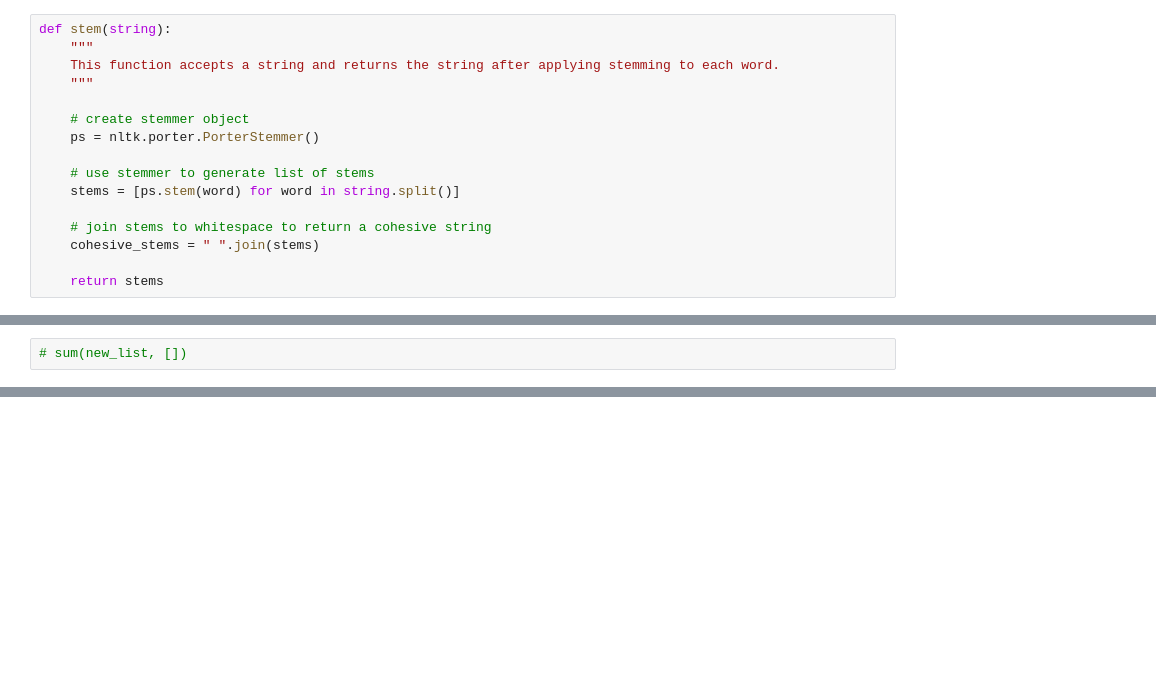
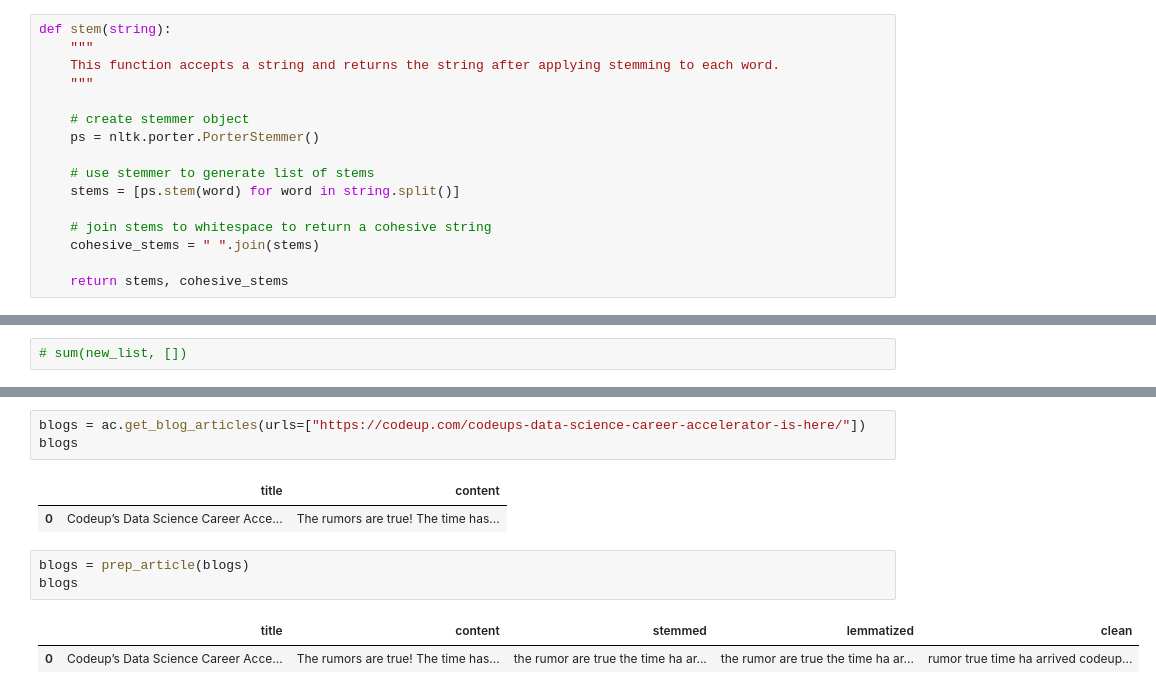
Before and after one commit to aleclhartman/natural-language-processing, a Jupyter notebook: prepare.ipynb, the cells around one changed output, grey strips where cells are left out. Saved outputs shown, nothing was run; the diff lists cells and outputs as text; blank space fills up the shorter version.

```diff
--- a/prepare.ipynb
+++ b/prepare.ipynb
@@ -191,7 +191,7 @@ def stem(string):
     # join stems to whitespace to return a cohesive string
     cohesive_stems = " ".join(stems)
 
-    return stems
+    return stems, cohesive_stems
 # %%
 # stemmed article
 article = blogs.content[0]
@@ -471,0 +525,12 @@ article_extra_and_exclude_stopwords
+# %%
+blogs = ac.get_blog_articles(urls=["https://codeup.com/codeups-data-science-career-accelerator-is-here/"])
+blogs
+# %% [output]
+|  | title | content |
+| 0 | Codeup’s Data Science Career Acce... | The rumors are true! The time has... |
+# %%
+blogs = prep_article(blogs)
+blogs
+# %% [output]
+|  | title | content | stemmed | lemmatized | clean |
+| 0 | Codeup’s Data Science Career Acce... | The rumors are true! The time has... | the rumor are true the time ha ar... | the rumor are true the time ha ar... | rumor true time ha arrived codeup... |
```
Also changed, not shown: parts of 27 cells of this notebook, 1 other file.
